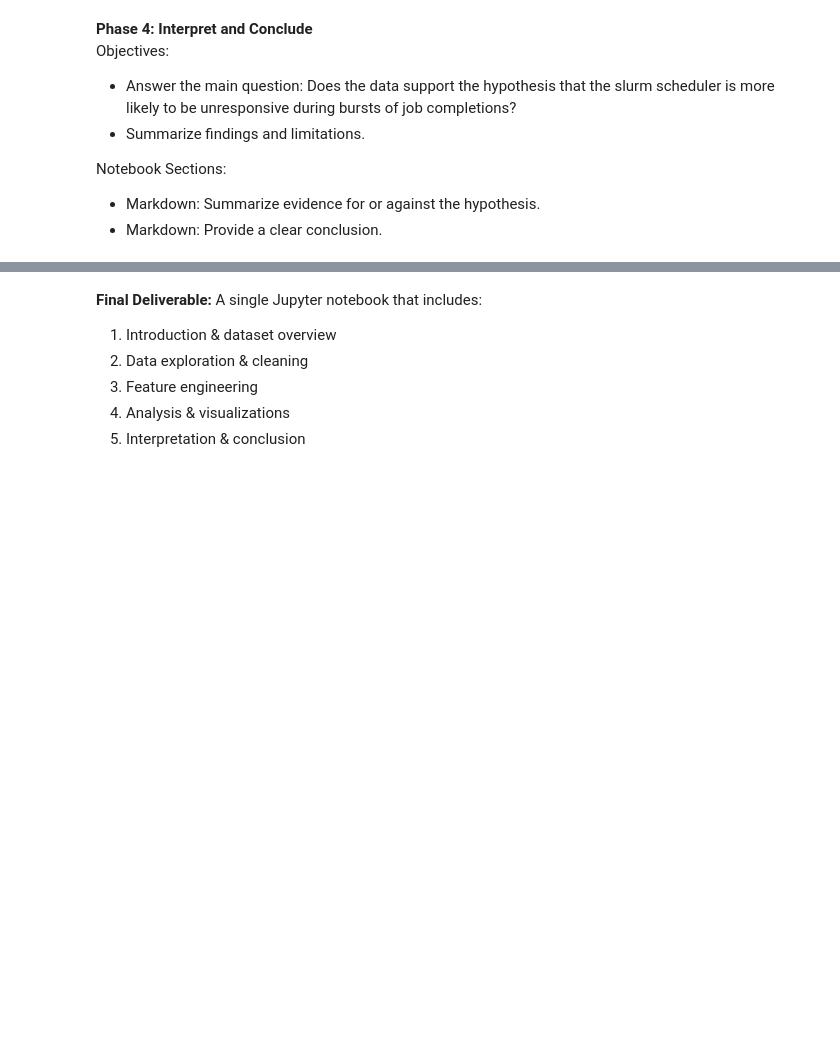
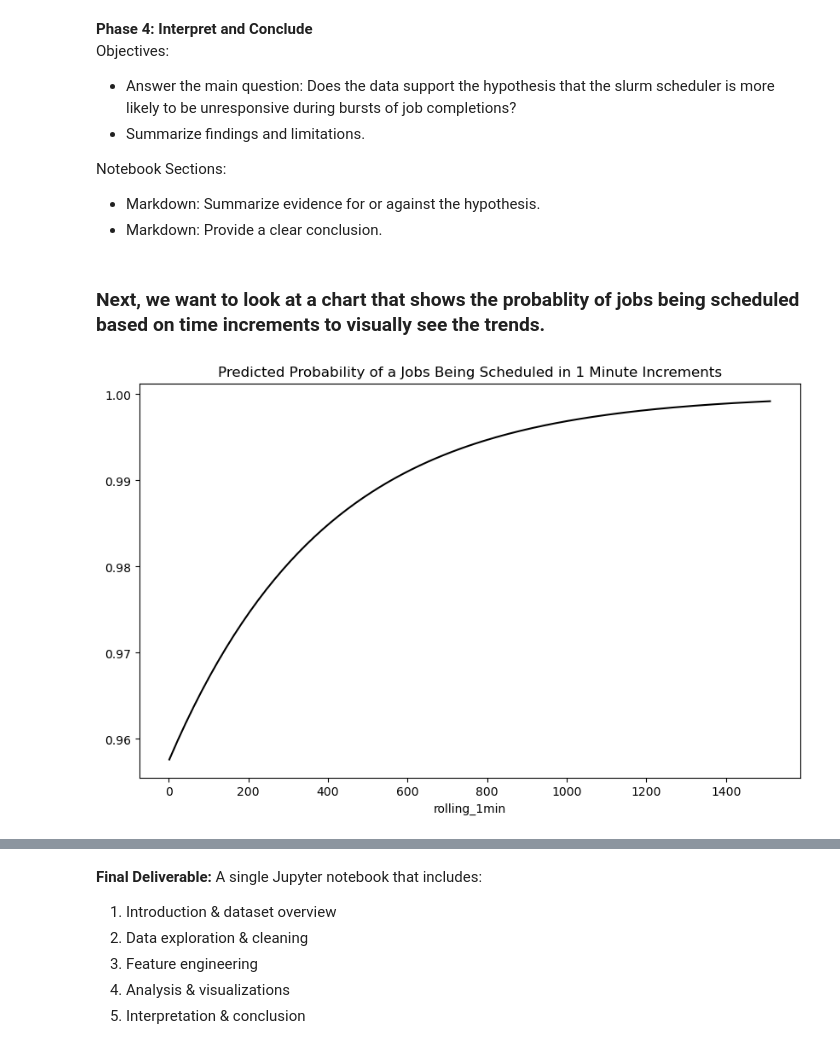
Before and after one commit to nss-data-science-cohort-9/accre-joshwtacker, a Jupyter notebook: notebooks/accre_JT.ipynb, the cells around one changed output, grey strips where cells are left out. Cells and saved outputs as stored; diff of their text form; code cells hidden in the pictures; blank space fills up the shorter version.

```diff
--- a/notebooks/accre_JT.ipynb
+++ b/notebooks/accre_JT.ipynb
@@ -353,0 +357,3 @@ Name: count, dtype: int64
+# %%
+jobs_complete_1min = smf.logit('Response ~ rolling_1min',
+                           data = all_jobs_and_logs).fit()
@@ -379,0 +497,2 @@ If there was 1 job completed every 5 minutes, then there was a 100.00% chance of
+# %%
+all_jobs_and_logs['rolling_10min'] = all_jobs_and_logs.rolling(window = '10min', on='END')['JOBID'].count()
@@ -379,0 +568,2 @@ If there was 1 job completed every 5 minutes, then there was a 100.00% chance of
+# %%
+all_jobs_and_logs['rolling_15min'] = all_jobs_and_logs.rolling(window = '15min', on='END')['JOBID'].count()
@@ -379,0 +639,2 @@ If there was 1 job completed every 5 minutes, then there was a 100.00% chance of
+# %%
+all_jobs_and_logs['rolling_30min'] = all_jobs_and_logs.rolling(window = '30min', on='END')['JOBID'].count()
@@ -386,3 +716,26 @@ Objectives:
 Notebook Sections:
 * Markdown: Summarize evidence for or against the hypothesis.
 * Markdown: Provide a clear conclusion.
+# %% [markdown]
+### Next, we want to look at a chart that shows the probablity of jobs being scheduled based on time increments to visually see the trends.
+# %%
+fig, ax = plt.subplots(figsize=(10, 6))
+
+fit_df = pd.DataFrame({
+    'rolling_1min': np.linspace(start=all_jobs_and_logs['rolling_1min'].min(),
+                          stop=all_jobs_and_logs['rolling_1min'].max(),
+                          num=150)
+})
+
+fit_df['fit'] = jobs_complete_1min.predict(fit_df)
+
+fit_df.plot(x='rolling_1min',
+           y='fit',
+           legend=False,
+           ax=ax,  # Pass the axis object to the plot
+           color='black',
+           title='Predicted Probability of a Jobs Being Scheduled in 1 Minute Increments')
+
+plt.show()
+# %% [output]
+[figure, added]
```
Also changed, not shown: parts of 73 cells of this notebook.
